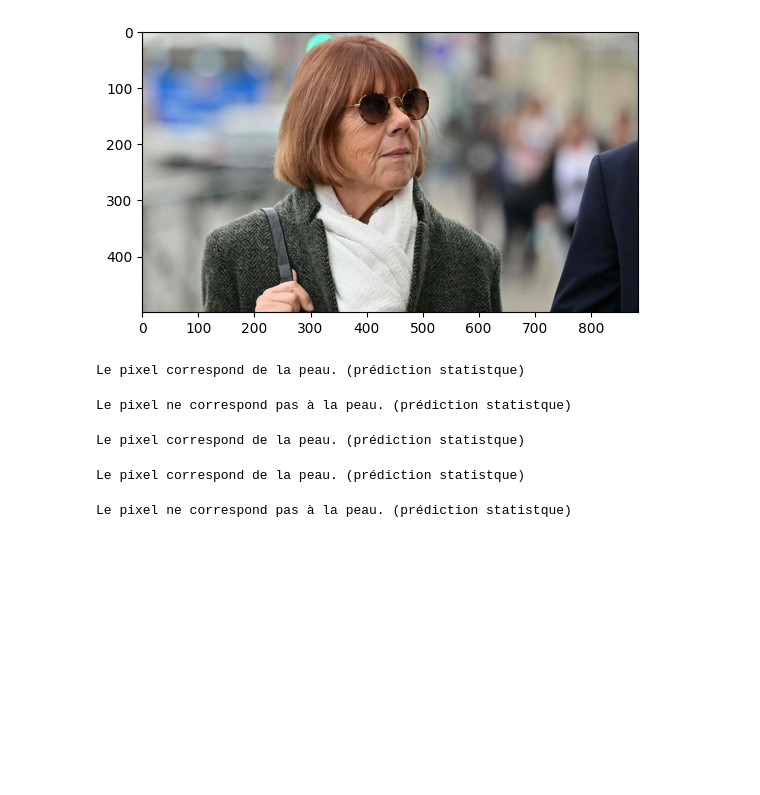
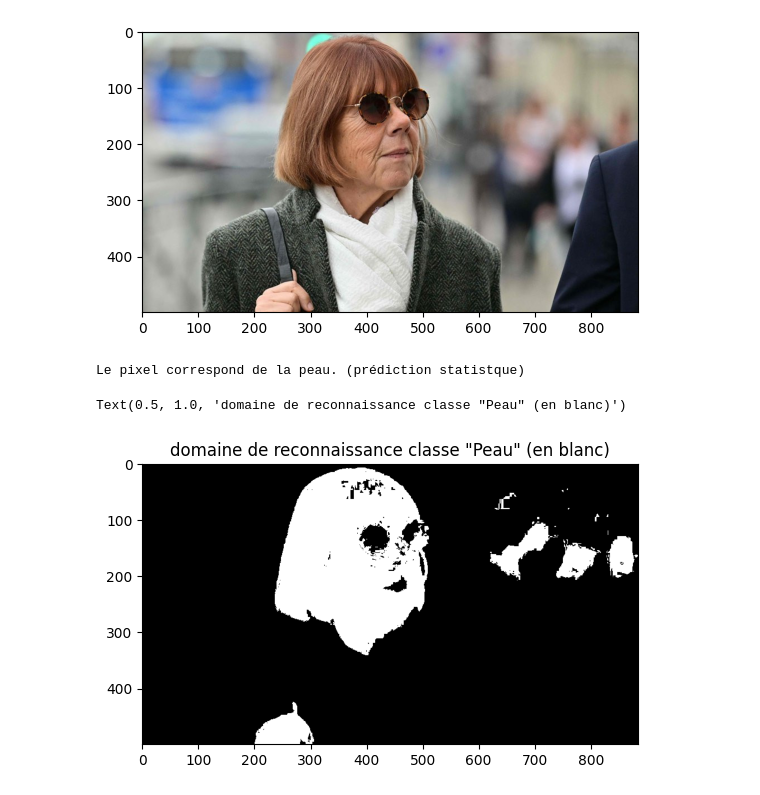
Before and after one commit to floriantholin/Machine-Learning, a Jupyter notebook: TP3/TP3.ipynb, the cells around one changed output. Saved outputs shown, nothing was run; the diff lists cells and outputs as text; code cells hidden in the pictures; blank space fills up the shorter version.

```diff
--- a/TP3/TP3.ipynb
+++ b/TP3/TP3.ipynb
@@ -326,35 +326,16 @@ point_test = image_test[y,x,(1,2)]
 display_result(predict_isPeau(point_test))
 # %% [output]
 Le pixel correspond de la peau. (prédiction statistque)
-# %%
-#On test le point (x=0,y=0) qui ne devrait pas être de la peau
-(x,y)=(0,0)
-point_test = image_test[y,x,(1,2)]
-predict_isPeau(point_test)
-display_result(predict_isPeau(point_test))
-# %% [output]
-Le pixel ne correspond pas à la peau. (prédiction statistque)
-# %%
-#On test le point (x=700,y=150) qui est de la peau floue
-(x,y)=(700,150)
-point_test = image_test[y,x,(1,2)]
-predict_isPeau(point_test)
-display_result(predict_isPeau(point_test))
-# %% [output]
-Le pixel correspond de la peau. (prédiction statistque)
-# %%
-#On test le point (x=750,y=200) qui est de la peau floue
-(x,y)=(750,200)
-point_test = image_test[y,x,(1,2)]
-predict_isPeau(point_test)
-display_result(predict_isPeau(point_test))
-# %% [output]
-Le pixel correspond de la peau. (prédiction statistque)
-# %%
-#On test le point (x=720,y=315) qui est flou
-(x,y)=(700,350)
-point_test = image_test[y,x,(1,2)]
-predict_isPeau(point_test)
-display_result(predict_isPeau(point_test))
-# %% [output]
-Le pixel ne correspond pas à la peau. (prédiction statistque)
+# %%
+#On teste sur toute l'image
+(height,width) = (image_test.shape[0],image_test.shape[1])
+img_pred = np.empty(shape=(height,width))
+for y in range(height):
+    for x in range(width):
+        p_test = p.pdf(image_test[y,x,(1,2)])
+        img_pred[y,x] =  1 if p_test > SEUIL_EER else 0
+plt.imshow(img_pred,cmap='grey')
+plt.title('domaine de reconnaissance classe "Peau" (en blanc)');
+# %% [output]
+Text(0.5, 1.0, 'domaine de reconnaissance classe "Peau" (en blanc)')
+[figure, added]
```
Also changed, not shown: parts of 1 cell of this notebook.
